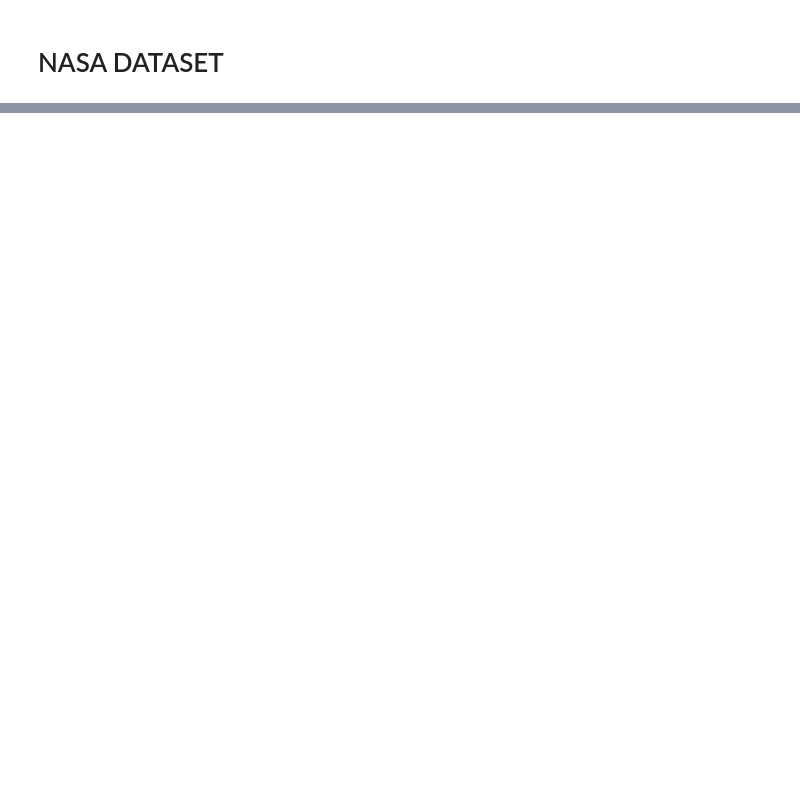
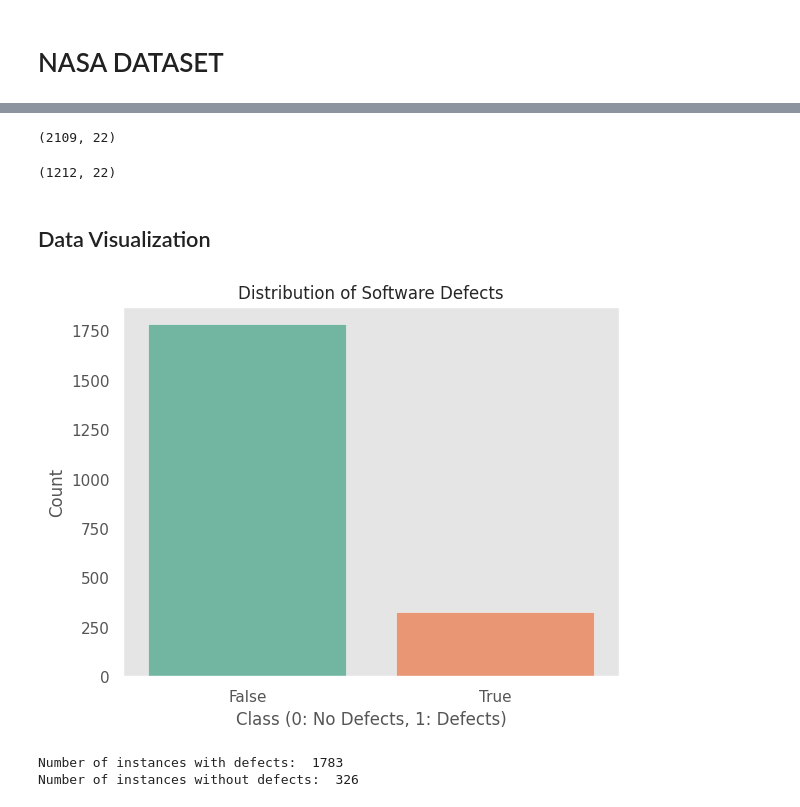
Before and after one commit to Evans2424/IACEC_Project_Model_Performance_Analysis, a Jupyter notebook: IACEC_TestNotebook.ipynb, the cells around one changed output, grey strips where cells are left out. Saved outputs shown, nothing was run; the diff lists cells and outputs as text; code cells hidden in the pictures; blank space fills up the shorter version.

```diff
--- a/IACEC_TestNotebook.ipynb
+++ b/IACEC_TestNotebook.ipynb
@@ -314,0 +23,19 @@ Roc area: 0.50
+# %%
+import pandas as pd
+import numpy as np
+import matplotlib.pyplot as plt
+from matplotlib.colors import ListedColormap
+import seaborn as sns
+import warnings
+
+warnings.filterwarnings('ignore')
+
+plt.style.use('ggplot')
+
+
+
+nasa_df = pd.DataFrame(data)
+
+# Check the dataframe records and columns
+print(nasa_df.head())
+print(nasa_df.columns)
@@ -314,0 +113,31 @@ Roc area: 0.50
+# %%
+# Removing of duplicates
+print(nasa_df.shape)
+liver_df_uni = nasa_df.drop_duplicates()
+liver_df_uni.shape
+# %% [output]
+(2109, 22)
+(1212, 22)
+# %% [markdown]
+## Data Visualization
+# %%
+import seaborn as sns
+import matplotlib.pyplot as plt
+
+# Plot the distribution of defects in the NASA dataset
+sns.countplot(data=nasa_df, x='defects', palette='Set2')
+sns.set(style="whitegrid")
+plt.title('Distribution of Software Defects')
+plt.xlabel('Class (0: No Defects, 1: Defects)')
+plt.ylabel('Count')
+plt.grid(False)
+plt.show()
+
+# Count the number of instances with defects and those without defects
+defects, no_defects = nasa_df['defects'].value_counts()
+print('Number of instances with defects: ', defects)
+print('Number of instances without defects: ', no_defects)
+# %% [output]
+[figure, added]
+Number of instances with defects:  1783
+Number of instances without defects:  326
```
Also changed, not shown: parts of 24 cells of this notebook, 6 other files.
